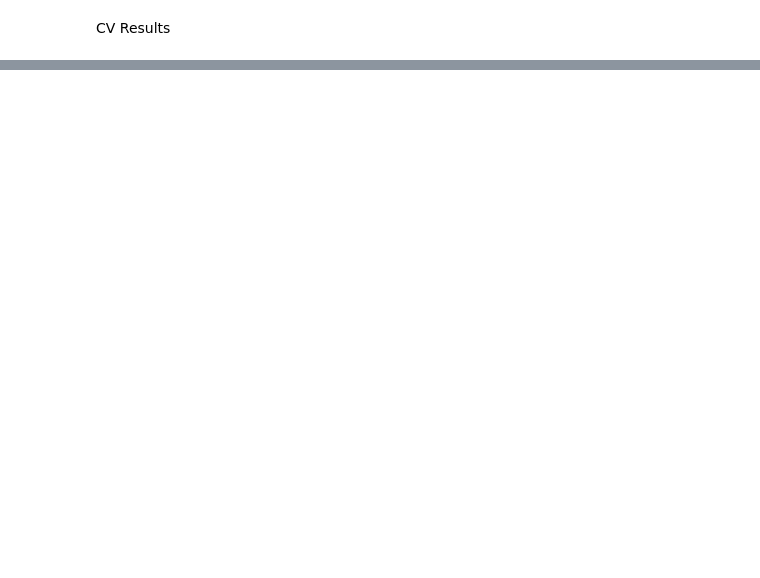
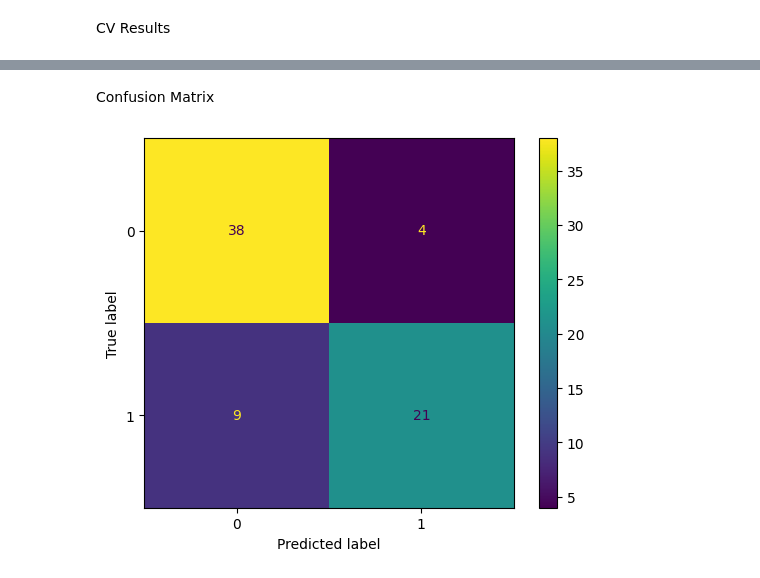
Before and after one commit to robin-friese/machine-learning-ready, a Jupyter notebook: 04 ML Pipelines/ml-pipeline.ipynb, the cells around one changed output, grey strips where cells are left out. Cells and saved outputs as stored; diff of their text form; code cells hidden in the pictures; blank space fills up the shorter version.

```diff
--- a/04 ML Pipelines/ml-pipeline.ipynb
+++ b/04 ML Pipelines/ml-pipeline.ipynb
@@ -69,0 +91,18 @@ primary_metric = "recall"
+# %%
+# Scaler
+scaler = MinMaxScaler()
+scaler_cols = []
+
+# Discretizer
+discretizer = None
+distribution_transformer = QuantileTransformer(
+    n_quantiles=20,
+    output_distribution="normal",
+    random_state=42
+)
+polynomials = PolynomialFeatures(degree=2)
+
+# Categorical columns
+ordinal_encoder = None
+one_hot_encoder = OneHotEncoder()
+target_encoder = TargetEncoder()
@@ -325,0 +520,7 @@ display(cv_results.sort_values(by=f"rank_test_{primary_metric}"))
+# %% [markdown]
+Confusion Matrix
+# %%
+if task == "Classification":
+    ConfusionMatrixDisplay.from_estimator(grid.best_estimator_, X_test, y_test)
+# %% [output]
+[figure, added]
```
Also changed, not shown: parts of 50 cells of this notebook.
